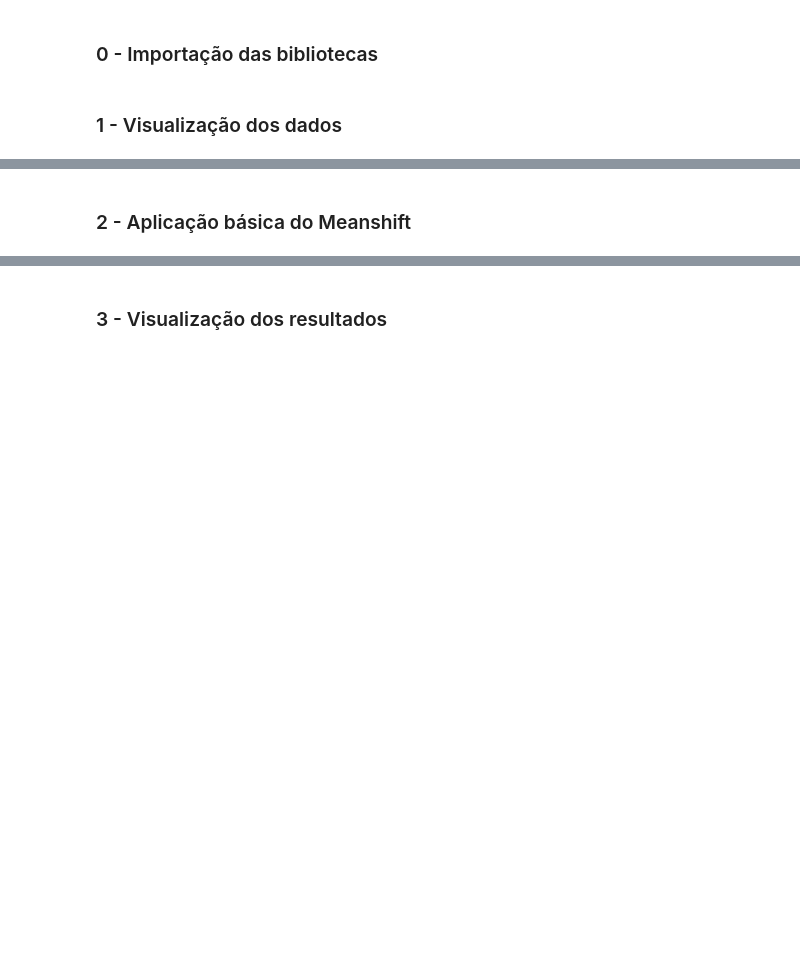
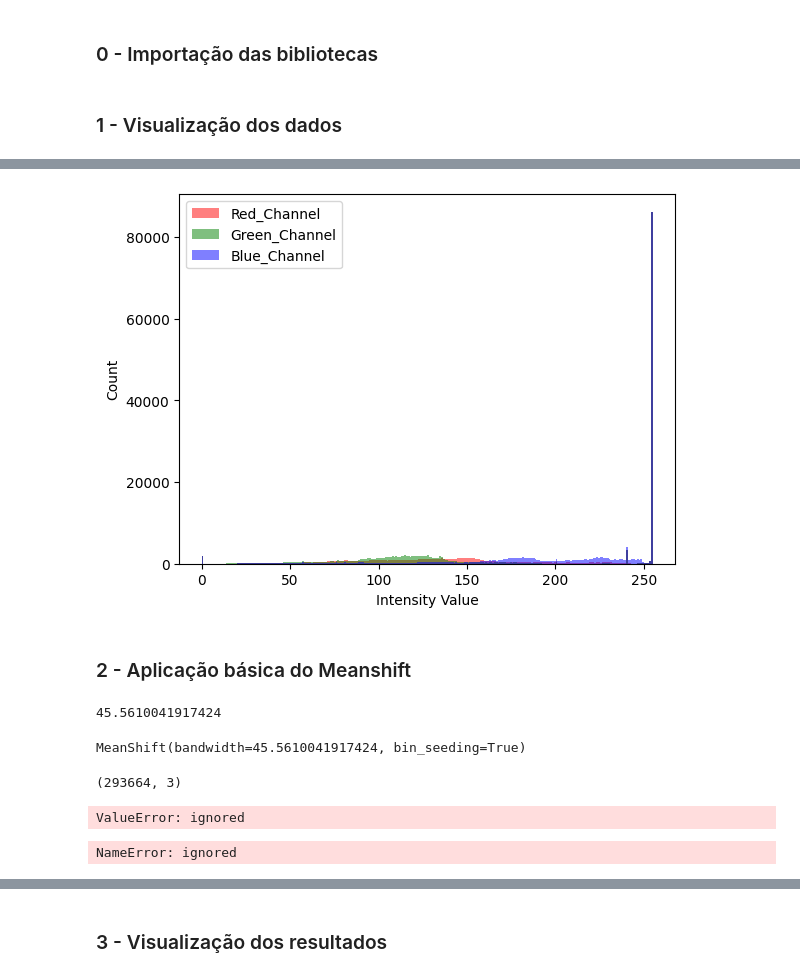
Before and after one commit to ramon-santana-silva/ML_NaoSupervisonado, a Jupyter notebook: CLS_26_Exercício_Prático_Meanshift.ipynb, the cells around one changed output, grey strips where cells are left out. Drawn from its saved outputs; the diff is of its cells as text; code cells hidden in the pictures; blank space fills up the shorter version.

```diff
--- a/CLS_26_Exercício_Prático_Meanshift.ipynb
+++ b/CLS_26_Exercício_Prático_Meanshift.ipynb
@@ -36,2 +57,36 @@ import matplotlib.pylab as pylab
+# %%
+#_ = plt.hist(img.ravel(), bins = 256, color = 'orange', )
+_ = plt.hist(img[:, :, 0].ravel(), bins = 256, color = 'red', alpha = 0.5)
+_ = plt.hist(img[:, :, 1].ravel(), bins = 256, color = 'Green', alpha = 0.5)
+_ = plt.hist(img[:, :, 2].ravel(), bins = 256, color = 'Blue', alpha = 0.5)
+_ = plt.xlabel('Intensity Value')
+_ = plt.ylabel('Count')
+_ = plt.legend([ 'Red_Channel', 'Green_Channel', 'Blue_Channel'])
+plt.show()
+# %% [output]
+[figure, added]
 # %% [markdown]
 ### 2 - Aplicação básica do Meanshift
+# %%
+bandwidth = estimate_bandwidth(reshape_img, quantile=0.1, n_samples=100)
+bandwidth
+# %% [output]
+45.5610041917424
+# %%
+msc = MeanShift(bandwidth=bandwidth, bin_seeding=True)
+msc.fit(reshape_img)
+# %% [output]
+MeanShift(bandwidth=45.5610041917424, bin_seeding=True)
+# %%
+reshape_img.shape
+# %% [output]
+(293664, 3)
+# %%
+labels = msc.labels_
+result_image = np.reshape(labels, shape[:2])
+# %% [output]
+ValueError: ignored
+# %%
+len(mreshape_img.shapesc.prereshape_img.shapedict(reshape_img))
+# %% [output]
+NameError: ignored
```
Also changed, not shown: parts of 3 cells of this notebook.
